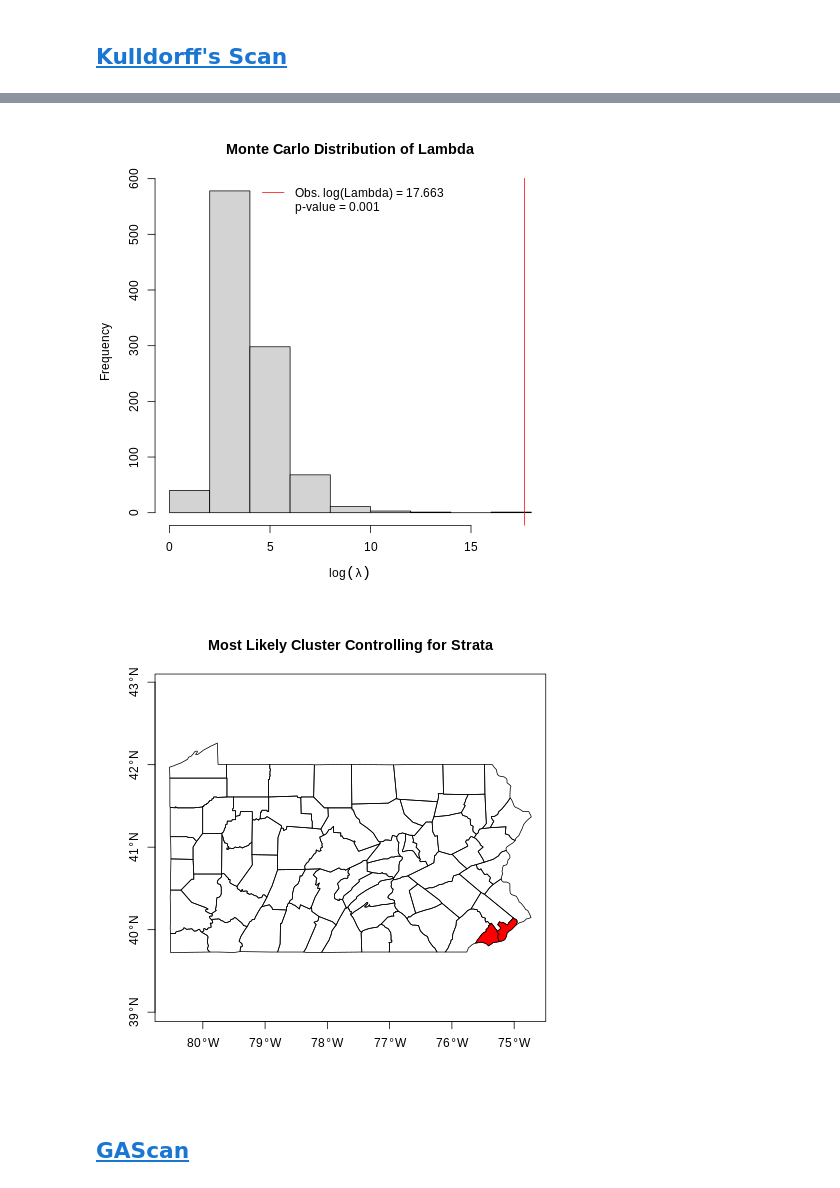
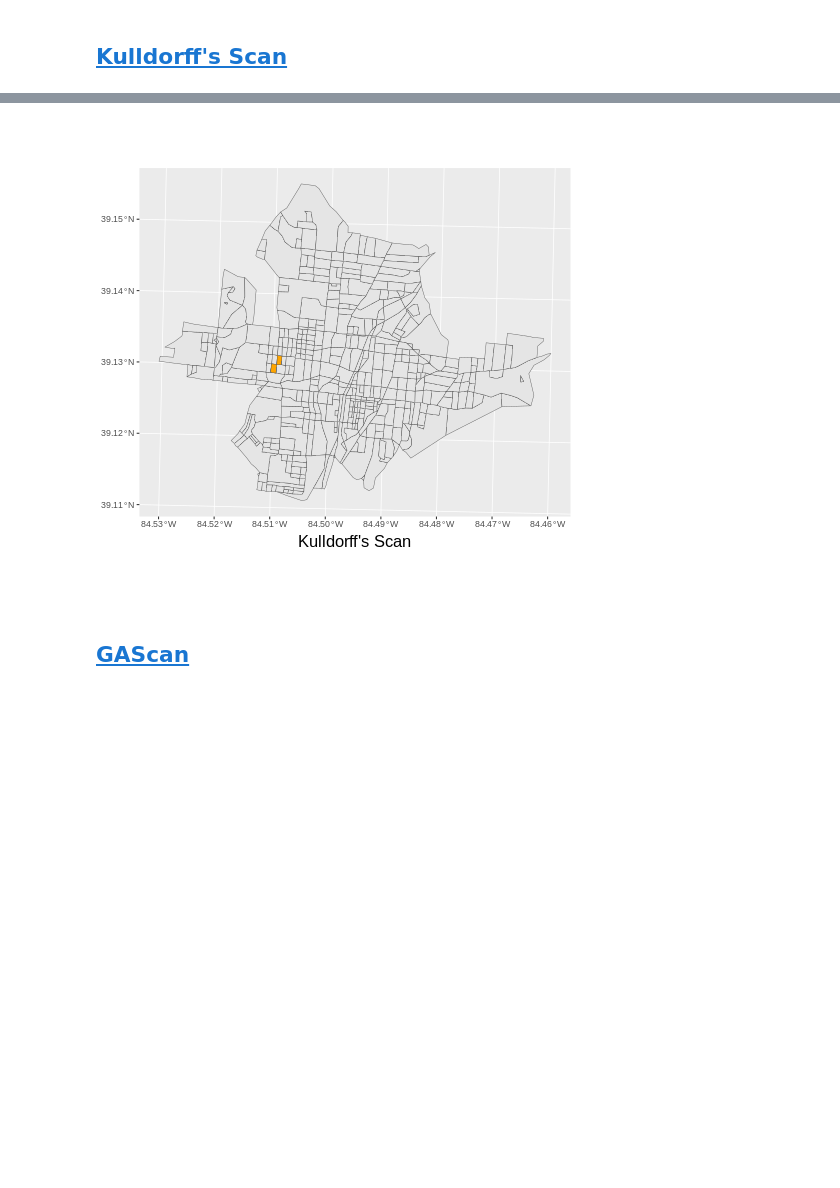
Before and after one commit to jofmorenore/Spatial_Clustering, a Jupyter notebook: Spatial_Clustering.ipynb, the cells around one changed output, grey strips where cells are left out. Drawn from its saved outputs; the diff is of its cells as text; code cells hidden in the pictures; blank space fills up the shorter version.

```diff
--- a/Spatial_Clustering.ipynb
+++ b/Spatial_Clustering.ipynb
@@ -177,38 +168,14 @@ RInterpreterError: ignored
-# %%
-%%R
-data(pennLC, package = "SpatialEpi")
-data <- pennLC$data
-
-## Process geographical information and convert to grid
-geo <- pennLC$geo[,2:3]
-geo <- latlong2grid(geo)
-
-## Get aggregated counts of population and cases for each county
-population <- tapply(data$population,data$county,sum)
-cases <- tapply(data$cases,data$county,sum)
-
-## Based on the 16 strata levels, computed expected numbers of disease
-n.strata <- 16
-expected.cases <- expected(data$population, data$cases, n.strata)
-
-## Set Parameters
-pop.upper.bound <- 0.5
-n.simulations <- 999
-alpha.level <- 0.05
-plot <- TRUE
-
-## Kulldorff using Poisson likelihoods
-poisson <- kulldorff(geo, cases, population, expected.cases, pop.upper.bound,
-n.simulations, alpha.level, plot)
-cluster <- poisson$most.likely.cluster$location.IDs.included
-
-## plot
-plot(pennLC$spatial.polygon,axes=TRUE)
-plot(pennLC$spatial.polygon[cluster],add=TRUE,col="red")
-title("Most Likely Cluster Controlling for Strata")
-# %% [output]
-[figure, removed]
-[figure, removed]
+# %%
+%%R
+ggplot() +
+  geom_sf(data = cincinnati) +
+  geom_sf(data = Kf_clust, aes(fill = as.factor(ASSALT_D))) +
+  scale_fill_manual(values = c("orange"))+
+  theme(legend.position="none")+
+  labs(caption = "Kulldorff's Scan") +
+  theme(plot.caption = element_text(hjust=0.5, size=rel(1.5)))
+# %% [output]
+[figure, added]
 # %% [markdown]
 ## [GAScan](https://doi.org/10.1080/13658816.2010.533674)
 # %% [markdown]
```
Also changed, not shown: parts of 8 cells of this notebook.
